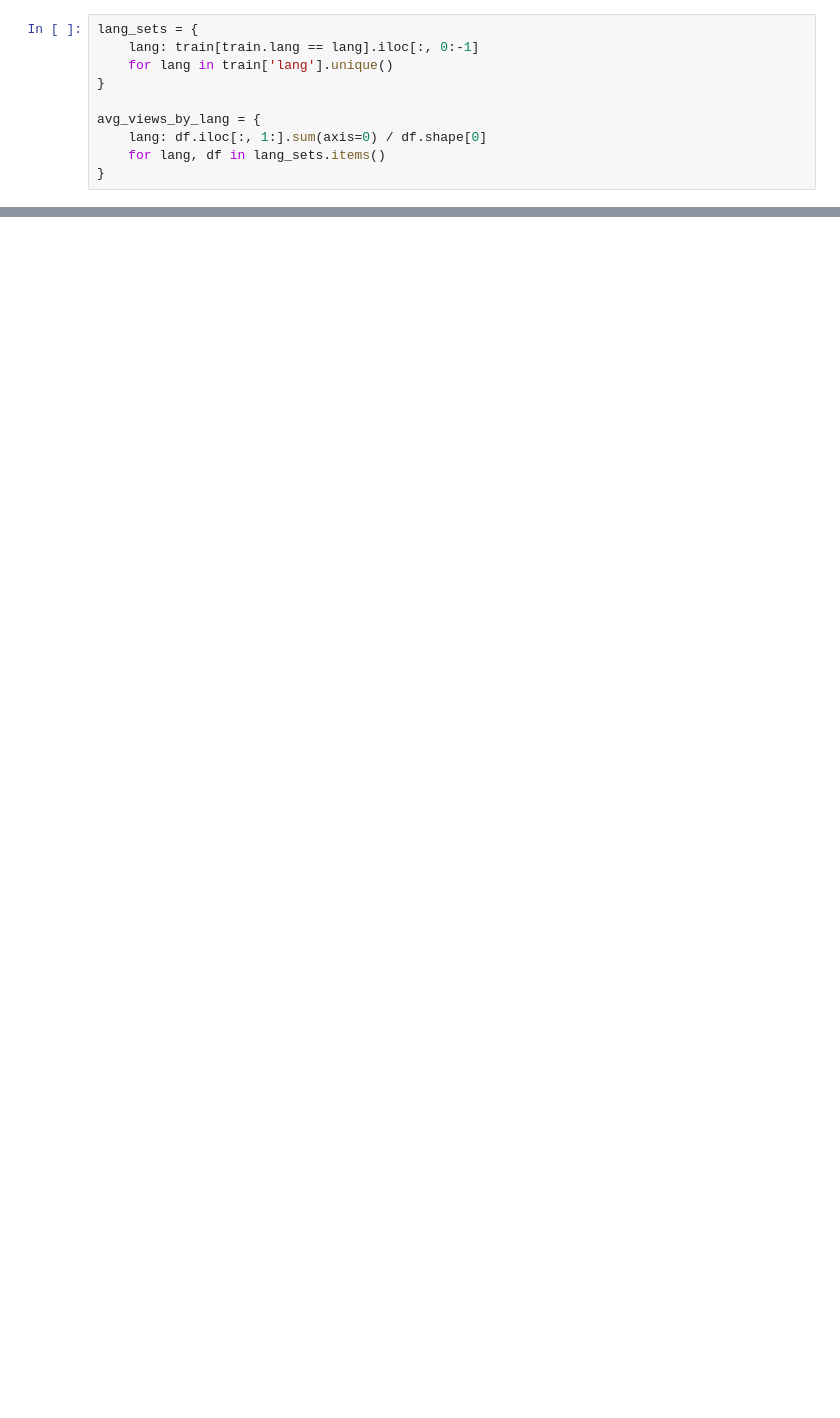
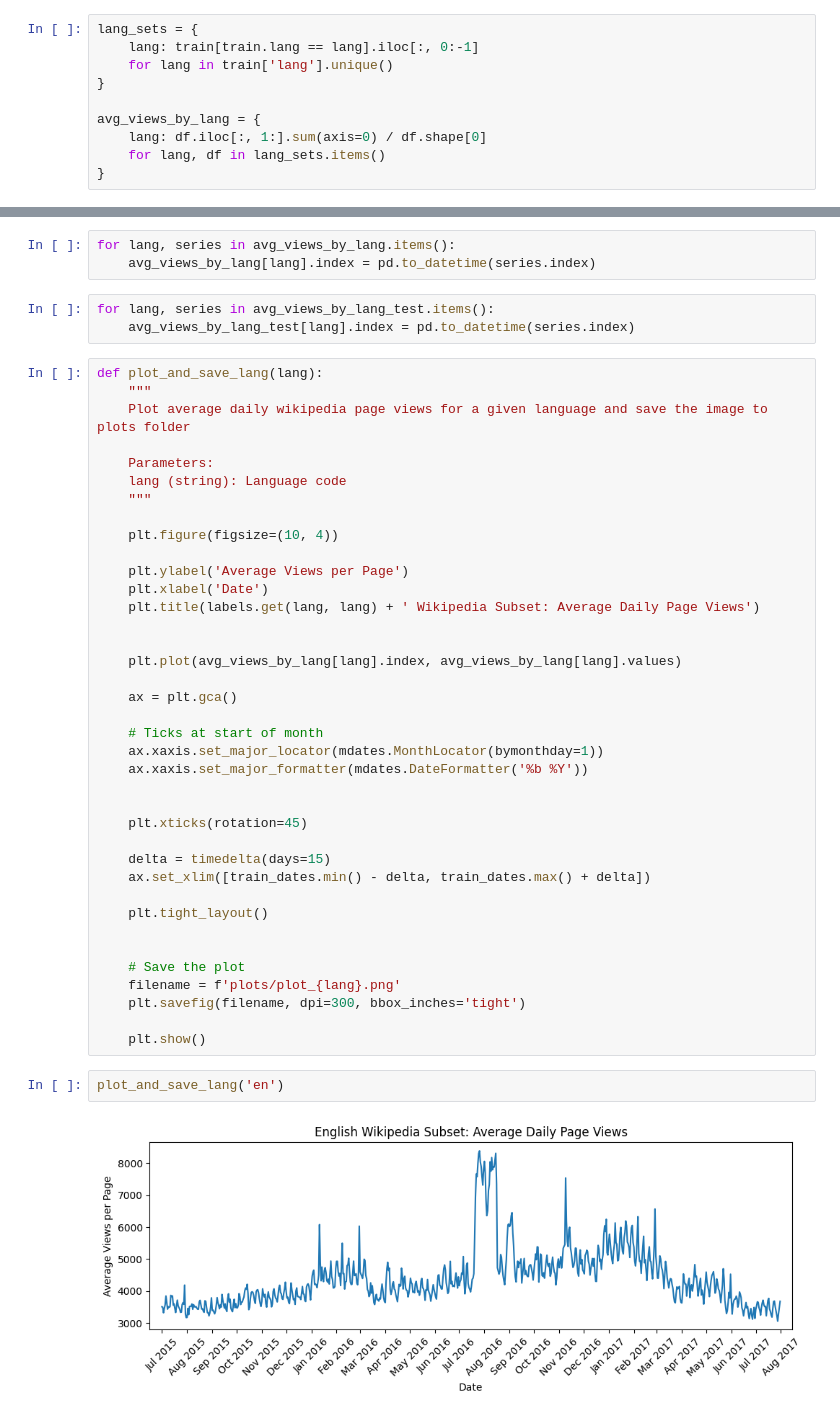
Before and after one commit to ViolaHadjikyriacou/time-series-analysis, a Jupyter notebook: time_series.ipynb, the cells around one changed output, grey strips where cells are left out. Drawn from its saved outputs; the diff is of its cells as text; blank space fills up the shorter version.

```diff
--- a/time_series.ipynb
+++ b/time_series.ipynb
@@ -183,0 +212,48 @@ plt.show()
+# %%
+for lang, series in avg_views_by_lang.items():
+    avg_views_by_lang[lang].index = pd.to_datetime(series.index)
+# %%
+for lang, series in avg_views_by_lang_test.items():
+    avg_views_by_lang_test[lang].index = pd.to_datetime(series.index)
+# %%
+def plot_and_save_lang(lang):
+    """
+    Plot average daily wikipedia page views for a given language and save the image to plots folder
+
+    Parameters:
+    lang (string): Language code
+    """
+
+    plt.figure(figsize=(10, 4))
+
+    plt.ylabel('Average Views per Page')
+    plt.xlabel('Date')
+    plt.title(labels.get(lang, lang) + ' Wikipedia Subset: Average Daily Page Views')
+
+
+    plt.plot(avg_views_by_lang[lang].index, avg_views_by_lang[lang].values)
+
+    ax = plt.gca()
+
+    # Ticks at start of month
+    ax.xaxis.set_major_locator(mdates.MonthLocator(bymonthday=1))
+    ax.xaxis.set_major_formatter(mdates.DateFormatter('%b %Y'))
+
+
+    plt.xticks(rotation=45)
+
+    delta = timedelta(days=15)
+    ax.set_xlim([train_dates.min() - delta, train_dates.max() + delta])
+
+    plt.tight_layout()
+
+
+    # Save the plot
+    filename = f'plots/plot_{lang}.png'
+    plt.savefig(filename, dpi=300, bbox_inches='tight')
+
+    plt.show()
+# %%
+plot_and_save_lang('en')
+# %% [output]
+[figure, added]
```
Also changed, not shown: parts of 20 cells of this notebook, 27 other files.
